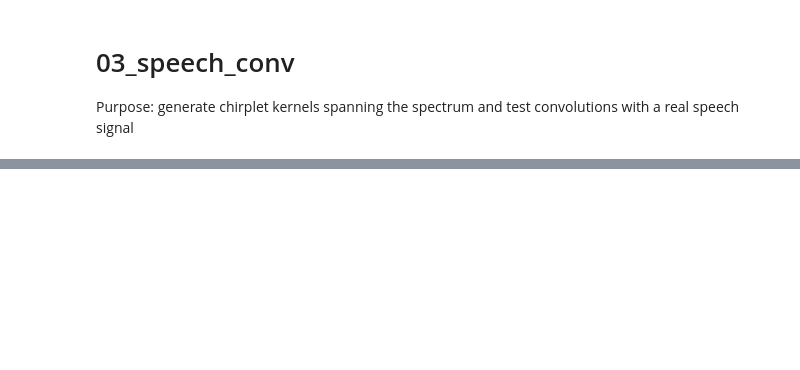
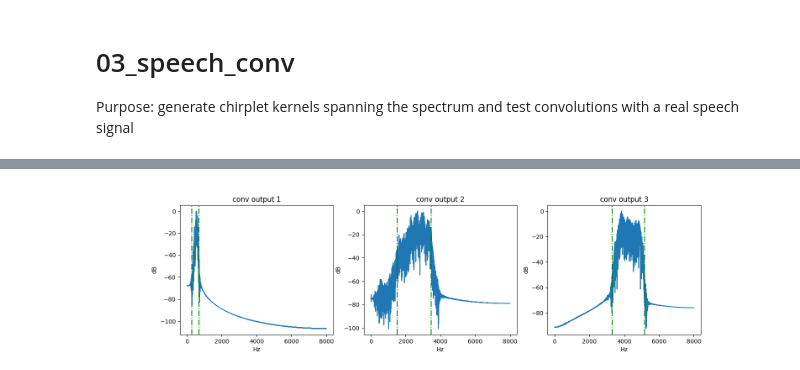
Before and after one commit to lane-miller/speech-deepfake-detection, a Jupyter notebook: 01_poc/03_speech_conv.ipynb, the cells around one changed output, grey strips where cells are left out. Saved outputs shown, nothing was run; the diff lists cells and outputs as text; code cells hidden in the pictures; blank space fills up the shorter version.

```diff
--- a/01_poc/03_speech_conv.ipynb
+++ b/01_poc/03_speech_conv.ipynb
@@ -47,0 +113,20 @@ bwfc =
+# %%
+# FFT of conv outputs
+
+fig, axs = plt.subplots(1, 3, figsize=(16, 4))
+for i, (y, ax) in enumerate(zip(conv_outputs, axs)):
+    sig = y.cpu().numpy()
+    X = np.fft.rfft(sig)
+    freqs = np.fft.rfftfreq(len(sig), d=1 / sr)
+    mag_db = 20 * np.log10(np.abs(X) + 1e-12)
+    mag_db = mag_db - np.max(mag_db)
+    ax.plot(freqs[1:], mag_db[1:])  # skip DC for log-f axis
+    ax.axvline(x=f1f2[i][0], color='g', linestyle='-.')
+    ax.axvline(x=f1f2[i][1], color='g', linestyle='-.')
+    ax.set_title(f'conv output {i + 1}')
+    ax.set_xlabel('Hz')
+    ax.set_ylabel('dB')
+
+plt.show()
+# %% [output]
+[figure, added]
```
Also changed, not shown: parts of 3 cells of this notebook, 1 other file.
